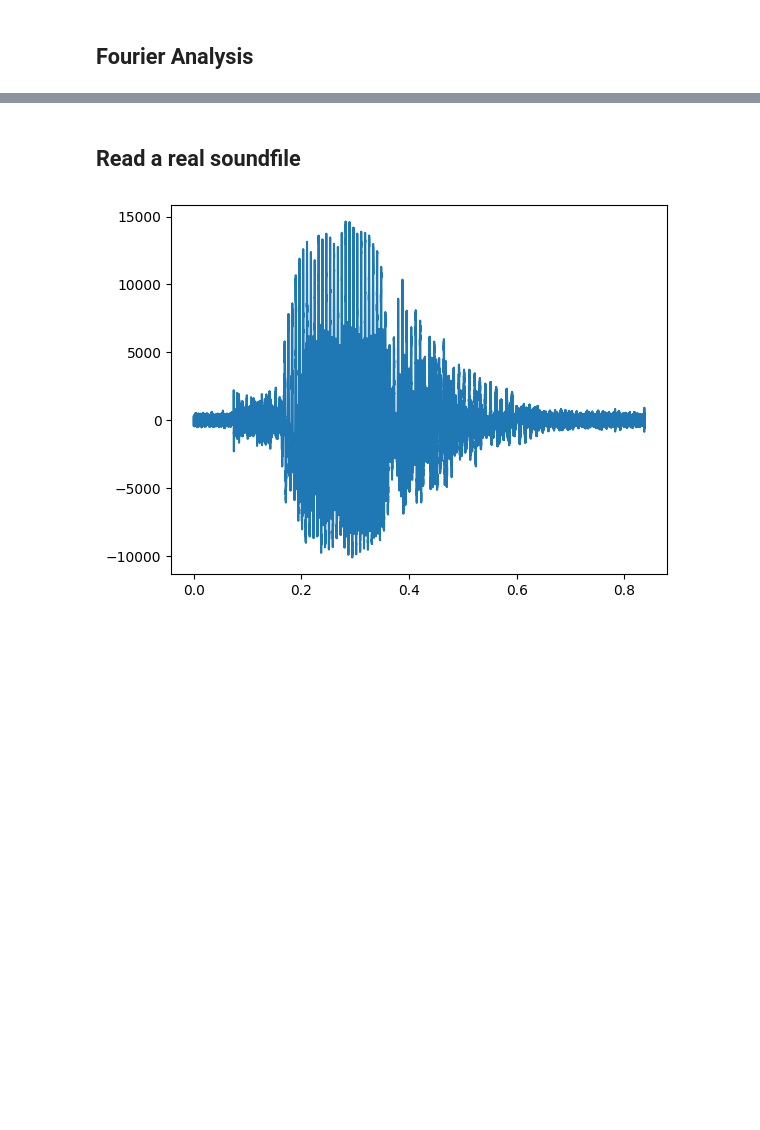
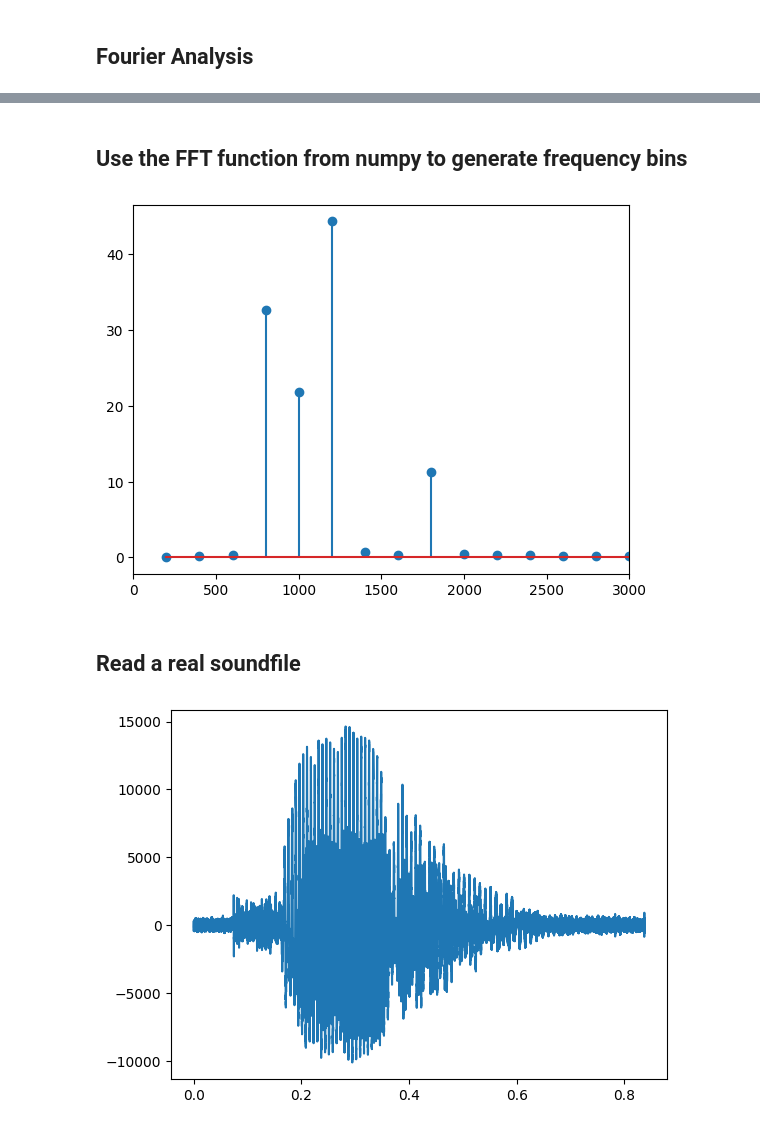
Before and after one commit to janniss91/SpeedyPanther, a Jupyter notebook: notebooks/wave_forms.ipynb, the cells around one changed output, grey strips where cells are left out. Saved outputs shown, nothing was run; the diff lists cells and outputs as text; code cells hidden in the pictures; blank space fills up the shorter version.

```diff
--- a/notebooks/wave_forms.ipynb
+++ b/notebooks/wave_forms.ipynb
@@ -111,3 +130,12 @@ plt.scatter(freq_bins, freq_ampls)
+# %% [markdown]
+## Use the FFT function from numpy to generate frequency bins
+# %%
+nyquist_freq = freq_bins.shape[0]
+fft_freq_ampls = np.fft.fft(sample_window)
+# Since the FFT function even outputs bins above the Nyquist frequency, we can cut it off there.
+plot_frequencies(freq_bins, np.abs(fft_freq_ampls[:nyquist_freq]), plot_line=False, freq_range=(0, 3000))
+# %% [output]
+[figure, added]
 # %% [markdown]
 ## Read a real soundfile
 # %%
```
Also changed, not shown: parts of 22 cells of this notebook.
